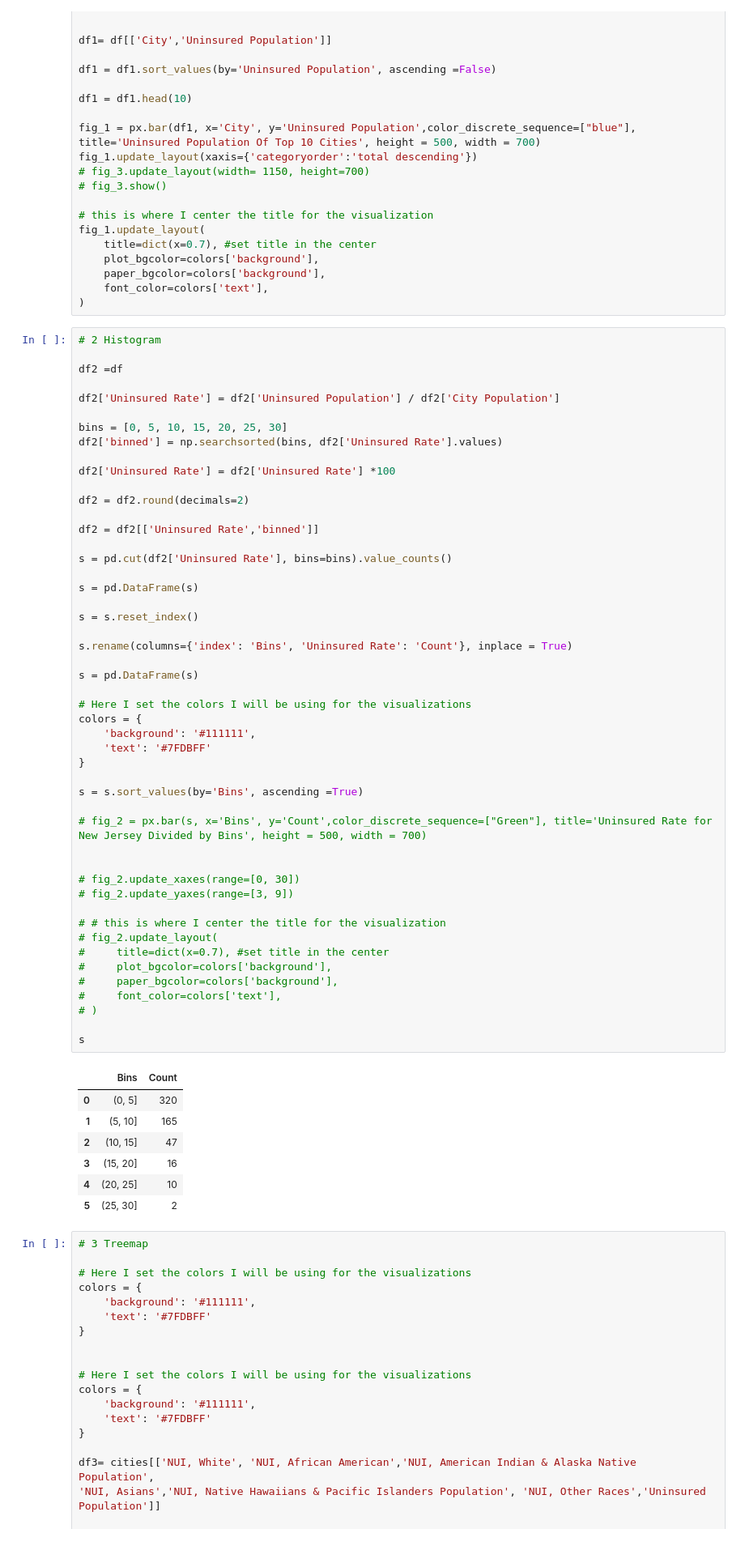
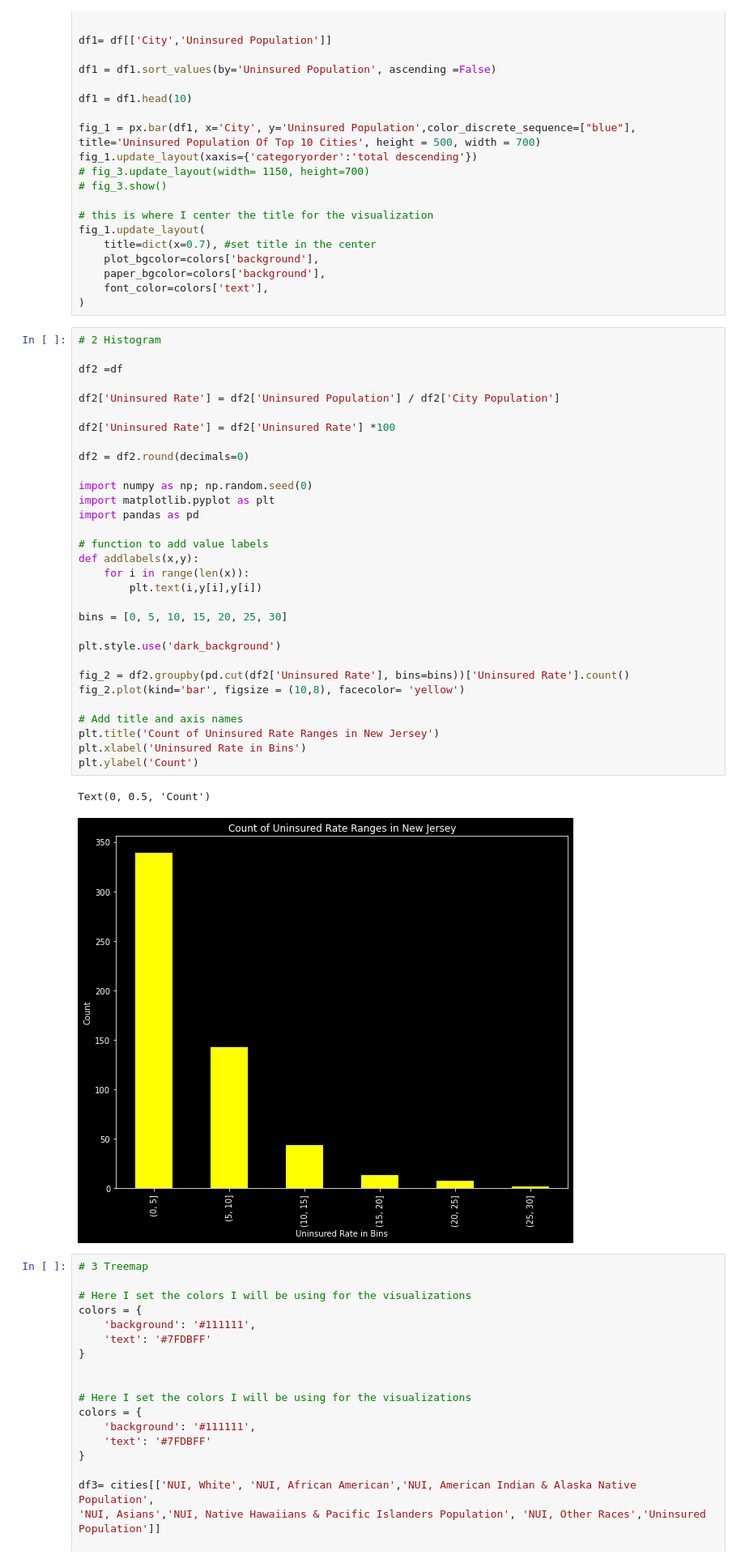
Before and after one commit to Myself1214/Pushing-P-Breakers, a Jupyter notebook: Code/Project Report Visualization Code.ipynb, the cells around one changed output. Shown at 81% size. Saved outputs shown, nothing was run; the diff lists cells and outputs as text.

Commit message:
adding histogram

```diff
--- a/Code/Project Report Visualization Code.ipynb
+++ b/Code/Project Report Visualization Code.ipynb
@@ -74,60 +72,37 @@ fig_1.update_layout(
 # %%
 # 2 Histogram
 
 df2 =df
 
 df2['Uninsured Rate'] = df2['Uninsured Population'] / df2['City Population']
 
-bins = [0, 5, 10, 15, 20, 25, 30]
-df2['binned'] = np.searchsorted(bins, df2['Uninsured Rate'].values)
-
 df2['Uninsured Rate'] = df2['Uninsured Rate'] *100
 
-df2 = df2.round(decimals=2)
+df2 = df2.round(decimals=0)
 
-df2 = df2[['Uninsured Rate','binned']]
+import numpy as np; np.random.seed(0)
+import matplotlib.pyplot as plt
+import pandas as pd
 
-s = pd.cut(df2['Uninsured Rate'], bins=bins).value_counts()
+# function to add value labels
+def addlabels(x,y):
+    for i in range(len(x)):
+        plt.text(i,y[i],y[i])
 
-s = pd.DataFrame(s)
+bins = [0, 5, 10, 15, 20, 25, 30]
 
-s = s.reset_index()
+plt.style.use('dark_background')
 
-s.rename(columns={'index': 'Bins', 'Uninsured Rate': 'Count'}, inplace = True)
+fig_2 = df2.groupby(pd.cut(df2['Uninsured Rate'], bins=bins))['Uninsured Rate'].count()
+fig_2.plot(kind='bar', figsize = (10,8), facecolor= 'yellow')
 
-s = pd.DataFrame(s)
-
-# Here I set the colors I will be using for the visualizations
-colors = {
-    'background': '#111111',
-    'text': '#7FDBFF'
-}
-
-s = s.sort_values(by='Bins', ascending =True)
-
-# fig_2 = px.bar(s, x='Bins', y='Count',color_discrete_sequence=["Green"], title='Uninsured Rate for New Jersey Divided by Bins', height = 500, width = 700)
-
-
-# fig_2.update_xaxes(range=[0, 30])
-# fig_2.update_yaxes(range=[3, 9])
-
-# # this is where I center the title for the visualization
-# fig_2.update_layout(
-#     title=dict(x=0.7), #set title in the center
-#     plot_bgcolor=colors['background'],
-#     paper_bgcolor=colors['background'],
-#     font_color=colors['text'],
-# )
-
-s
+# Add title and axis names
+plt.title('Count of Uninsured Rate Ranges in New Jersey')
+plt.xlabel('Uninsured Rate in Bins')
+plt.ylabel('Count')
 # %% [output]
-|  | Bins | Count |
-| 0 | (0, 5] | 320 |
-| 1 | (5, 10] | 165 |
-| 2 | (10, 15] | 47 |
-| 3 | (15, 20] | 16 |
-| 4 | (20, 25] | 10 |
-| 5 | (25, 30] | 2 |
+Text(0, 0.5, 'Count')
+[figure, added]
 # %%
 # 3 Treemap
 
```
Also changed, not shown: parts of 2 cells of this notebook.
